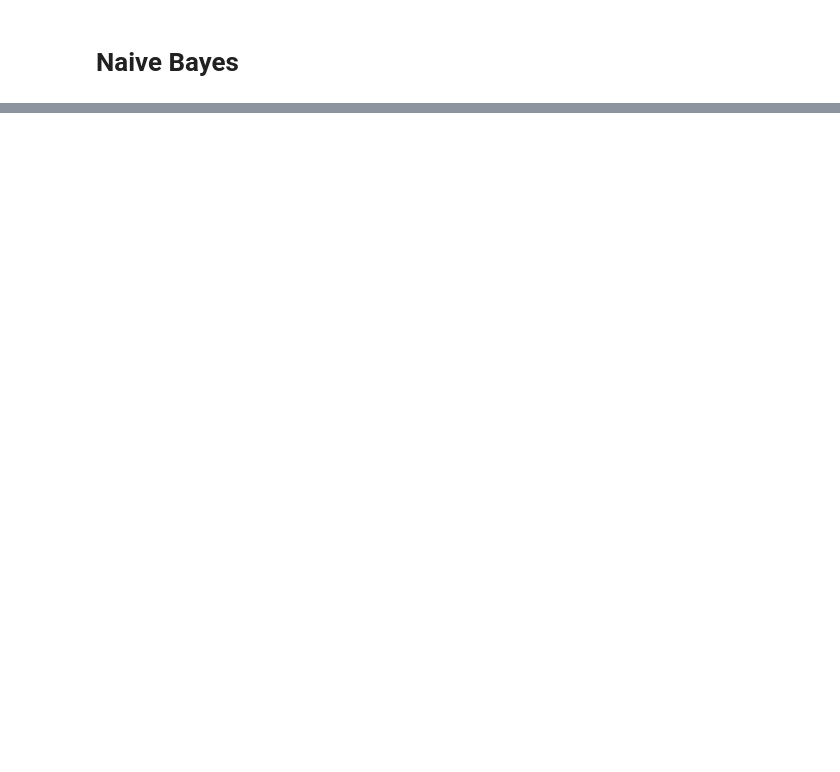
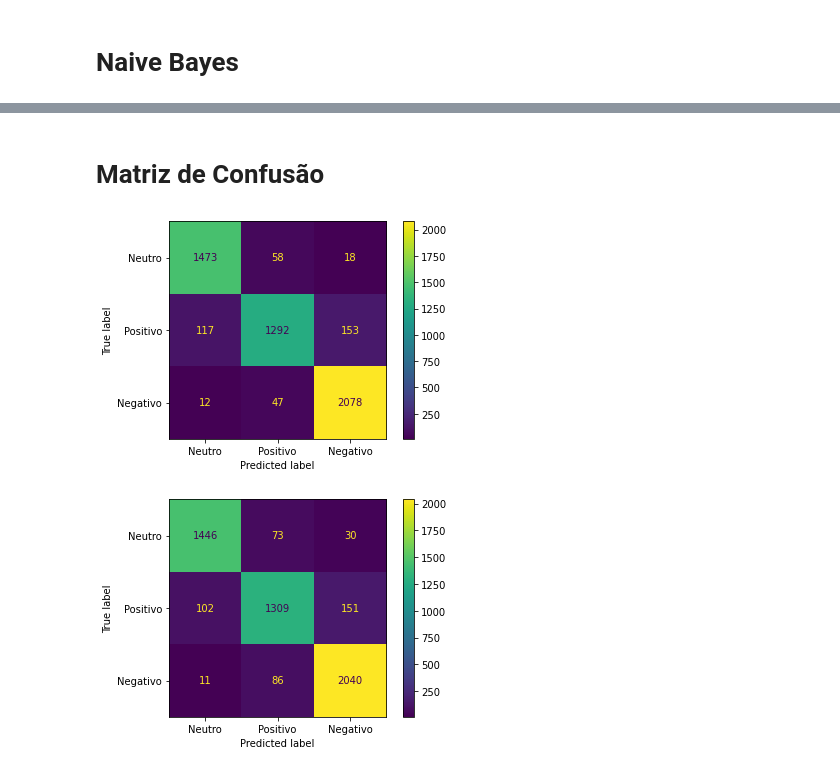
Before and after one commit to brenojantorno/PLN_Sentiment_Analysis, a Jupyter notebook: Sentiment Analysis.ipynb, the cells around one changed output, grey strips where cells are left out. Drawn from its saved outputs; the diff is of its cells as text; code cells hidden in the pictures; blank space fills up the shorter version.

```diff
--- a/Sentiment Analysis.ipynb
+++ b/Sentiment Analysis.ipynb
@@ -256,0 +204,34 @@ AttributeError: 'AxesSubplot' object has no attribute 'bar_label'
+# %%
+df_result =  pd.DataFrame()
+df_result['Index'] = bag_of_word.keys()
+
+dic_predicts = {}
+dic_predicts_proba = {}
+
+dic_metricas = {'acuracia': [], 'precision': [],'recal': [], 'micro_f1': [], 'macro_f1':[] }
+
+target = twetter_df_clean.Classificacao
+
+for key, bag in bag_of_word.items():
+
+    # treino e teste
+    X_train, X_test, y_train, y_test = ms.train_test_split(bag,target,test_size=0.64, random_state=32)
+    naive_bayes =  GaussianNB()
+    naive_bayes.fit(X_train, y_train)
+
+    #predicão
+    pred =  naive_bayes.predict(X_test)
+    dic_predicts[key.upper()] = pred
+
+    #Preidição da probabilidade
+    dic_predicts_proba[key.upper()] = naive_bayes.predict_proba(X_test)
+
+    #Calcular as métricas
+    calcularMetricas(dic_metricas, y_test, pred)
+
+df_result['Acuracia'] = dic_metricas['acuracia']
+df_result['Precisao'] = dic_metricas['precision']
+df_result['Recal'] = dic_metricas['recal']
+df_result['Micro-f1'] = dic_metricas['micro_f1']
+df_result['Macro-f1'] = dic_metricas['macro_f1']
+df_result = df_result.set_index('Index')
@@ -256,0 +251,10 @@ AttributeError: 'AxesSubplot' object has no attribute 'bar_label'
+# %% [markdown]
+# Matriz de Confusão
+# %%
+for key in dic_predicts.keys():
+    y_pred = dic_predicts[key]
+    cm = metrics.confusion_matrix(y_test, y_pred)
+    cm_display = metrics.ConfusionMatrixDisplay(cm, display_labels=y_test.unique()).plot()
+# %% [output]
+[figure, added]
+[figure, added]
```
Also changed, not shown: parts of 29 cells of this notebook.
